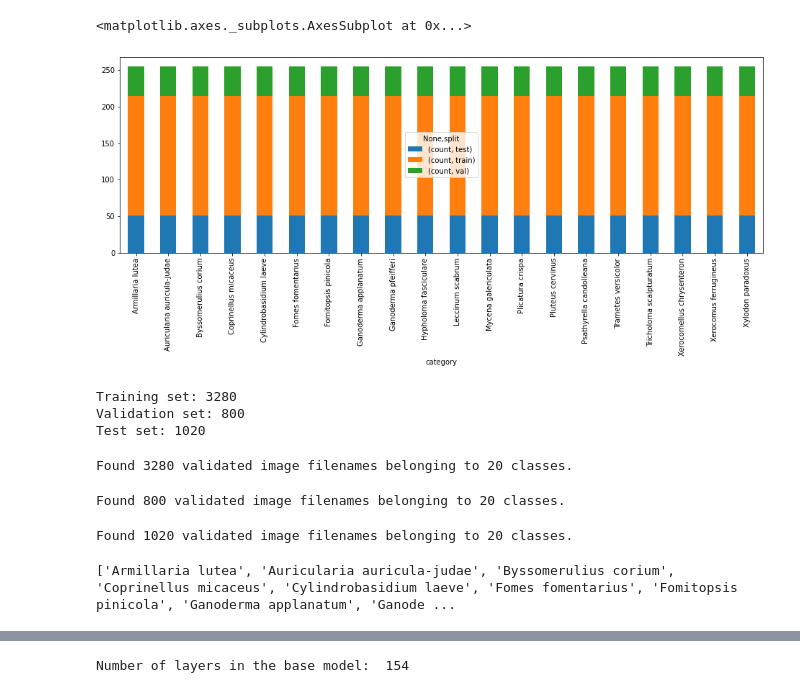
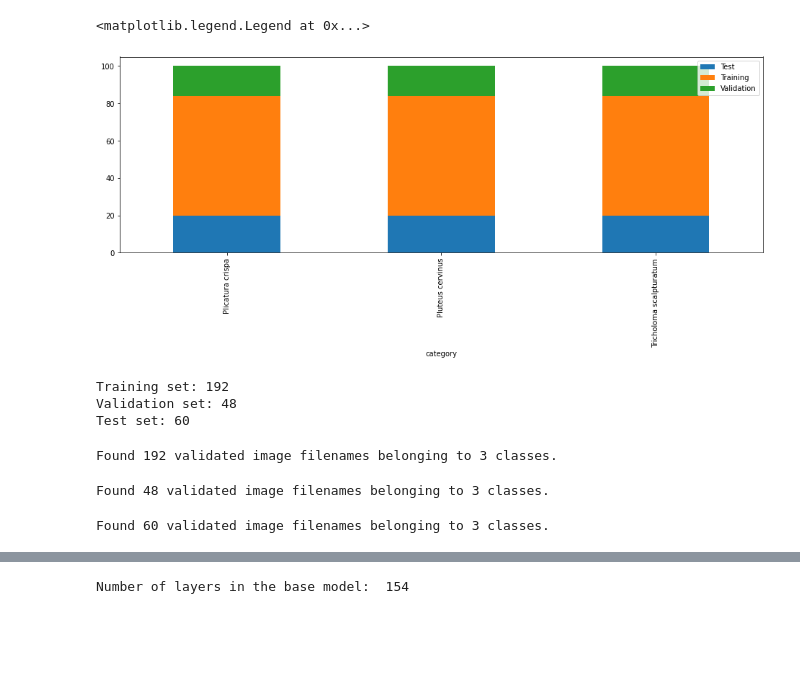
Before and after one commit to lorenzovngl/ml-project, a Jupyter notebook: prediction_model_mobilenet.ipynb, the cells around one changed output, grey strips where cells are left out. Drawn from its saved outputs; the diff is of its cells as text; code cells hidden in the pictures; blank space fills up the shorter version.

```diff
--- a/prediction_model_mobilenet.ipynb
+++ b/prediction_model_mobilenet.ipynb
@@ -36,4 +42,9 @@ df.head()
 # %%
-df_sorted = df.groupby(['category']).count().rename(columns={'path':'count'})[['count']].sort_values(by='count', ascending=False)
-df_sorted
+df_grouped = df.groupby(['category']).count().rename(columns={'path':'count'})[['count']]
+fig, ax = plt.subplots()
+df_grouped.plot(ax=ax, kind='bar', figsize=(16,5))
+ax.legend(["Images"])
+plt.show()
+
+df_sorted = df_grouped.sort_values(by='count', ascending=False)
 # %% [output]
@@ -58,7 +52,8 @@ df_sorted
 # %%
 # Global parameters
-n_classes = 20
-samples_per_class = 255
+
+n_classes = 3
+samples_per_class = 100
 training_size_ratio = 0.8
 IMG_SIZE = (224, 224)
 validation_size_ratio = 0.2
@@ -124,12 +85,12 @@ df1.head()
 # %%
-import pandas as pd
-
 df_count = df1.groupby(['category','split']).count().rename(columns={'path':'count'})[['count']]
 df_count = df_count.unstack('split')
-df_count.plot(kind='bar', stacked=True, figsize=(16,5))
+fig, ax = plt.subplots()
+df_count.plot(kind='bar', ax=ax, stacked=True, figsize=(16,5))
+ax.legend(["Test", "Training", "Validation"])
 # %% [output]
-<matplotlib.axes._subplots.AxesSubplot at 0x...>
+<matplotlib.legend.Legend at 0x...>
-[figure, old version]
+[figure, new version]
 # %%
 df_training = df1.loc[df1['split'] == 'train']
 df_validation = df1.loc[df1['split'] == 'val']
@@ -139,27 +100,13 @@ print("Training set:", df_training.shape[0])
 print("Validation set:", df_validation.shape[0])
 print("Test set:", df_test.shape[0])
 # %% [output]
-Training set: 3280
-Validation set: 800
-Test set: 1020
+Training set: 192
+Validation set: 48
+Test set: 60
 # %%
-from tensorflow.keras.preprocessing.image import ImageDataGenerator
-
 DIR = os.getcwd()
 
 training_datagen = ImageDataGenerator()
-
-"""
-training_datagen = ImageDataGenerator(
-    rescale=1./255,
-    horizontal_flip=True,
-    rotation_range=40,
-    width_shift_range=0.2,
-    height_shift_range=0.2,
-    shear_range=0.2,
-    zoom_range=0.2,
-    fill_mode='nearest'
-) """
 
 train_generator = training_datagen.flow_from_dataframe(
     df_training,
@@ -170,7 +117,7 @@ train_generator = training_datagen.flow_from_dataframe(
     class_mode='categorical'
 )
 # %% [output]
-Found 3280 validated image filenames belonging to 20 classes.
+Found 192 validated image filenames belonging to 3 classes.
 # %%
 validation_datagen = ImageDataGenerator()
 
@@ -183,7 +130,7 @@ validation_generator = validation_datagen.flow_from_dataframe(
     class_mode='categorical'
 )
 # %% [output]
-Found 800 validated image filenames belonging to 20 classes.
+Found 48 validated image filenames belonging to 3 classes.
 # %%
 test_datagen = ImageDataGenerator()
 
@@ -197,15 +144,11 @@ test_generator = test_datagen.flow_from_dataframe(
     shuffle=False
 )
 # %% [output]
-Found 1020 validated image filenames belonging to 20 classes.
+Found 60 validated image filenames belonging to 3 classes.
 # %%
 classes = []
 
 for i in train_generator.class_indices:
     classes.append(i)
-
-print(classes)
-# %% [output]
-['Armillaria lutea', 'Auricularia auricula-judae', 'Byssomerulius corium', 'Coprinellus micaceus', 'Cylindrobasidium laeve', 'Fomes fomentarius', 'Fomitopsis pinicola', 'Ganoderma applanatum', 'Ganode ...
 # %%
 # From https://www.tensorflow.org/tutorials/images/transfer_learning
```
Also changed, not shown: parts of 30 cells of this notebook.
